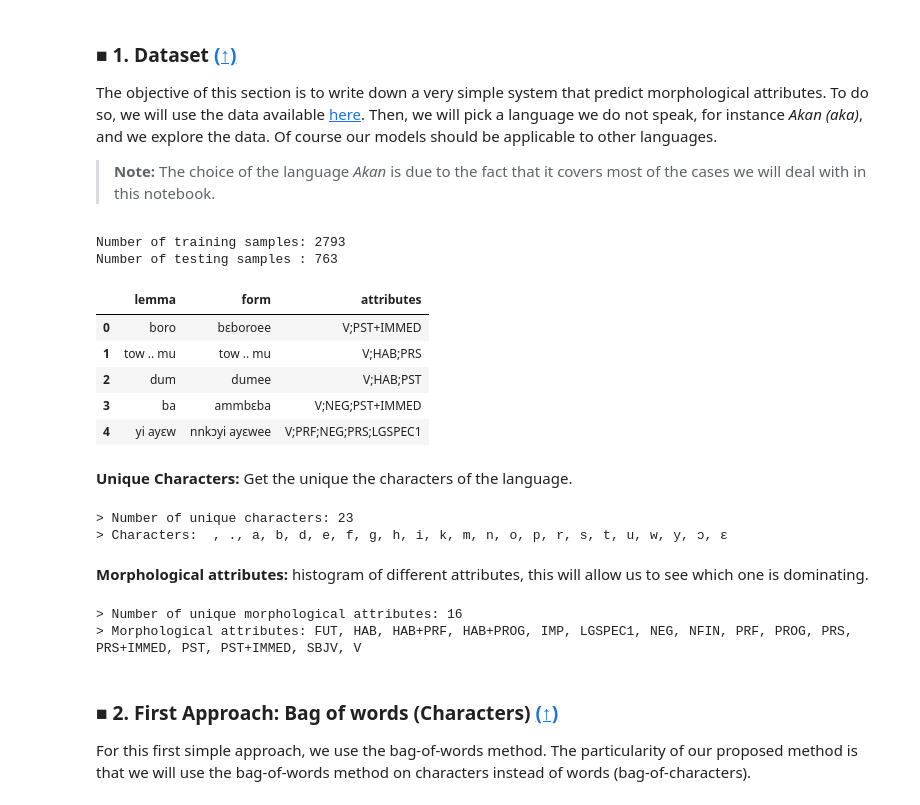
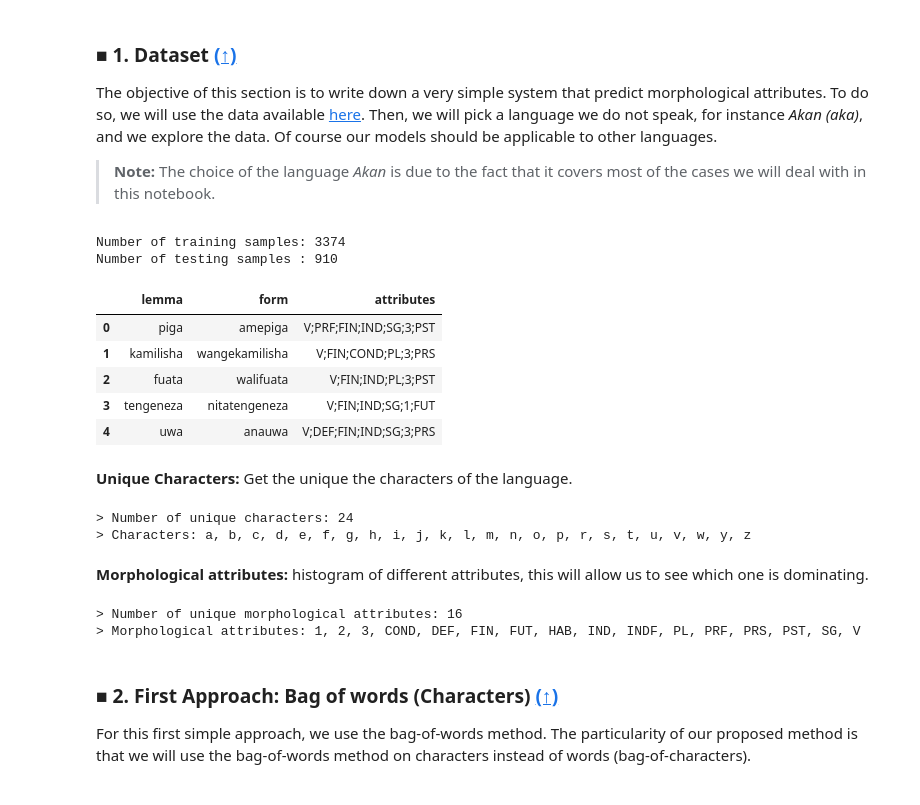
Before and after one commit to o-ikne/task0-data-project, a Jupyter notebook: notebook_non-neural-version.ipynb, the cells around one changed output. Drawn from its saved outputs; the diff is of its cells as text; code cells hidden in the pictures.

```diff
--- a/notebook_non-neural-version.ipynb
+++ b/notebook_non-neural-version.ipynb
@@ -59,30 +66,30 @@ The objective of this section is to write down a very simple system that predict
 >**Note:**  The choice of the language *Akan* is due to the fact that it covers most of the cases we will deal with in this notebook.
 # %%
 ## file path
-train_file = 'data/DEVELOPMENT-LANGUAGES/niger-congo/aka.trn'
-test_file = 'data/GOLD-TEST/aka.tst'
+train_file = 'data/DEVELOPMENT-LANGUAGES/niger-congo/swa.trn'
+test_file = 'data/GOLD-TEST/swa.tst'
 
 ## dataframe
 df_train = read_file(train_file)
 df_test = read_file(test_file)
 
 ## number of training & testing samples
 n_train = df_train.shape[0]
 n_test = df_test.shape[0]
 print(f'Number of training samples: {n_train}')
 print(f'Number of testing samples : {n_test}')
 
 ## dispaly some samples
 df_train.head()
 # %% [output]
-Number of training samples: 2793
-Number of testing samples : 763
+Number of training samples: 3374
+Number of testing samples : 910
 |  | lemma | form | attributes |
-| 0 | boro | bɛboroee | V;PST+IMMED |
-| 1 | tow .. mu | tow .. mu | V;HAB;PRS |
-| 2 | dum | dumee | V;HAB;PST |
-| 3 | ba | ammbɛba | V;NEG;PST+IMMED |
-| 4 | yi ayɛw | nnkɔyi ayɛwee | V;PRF;NEG;PRS;LGSPEC1 |
+| 0 | piga | amepiga | V;PRF;FIN;IND;SG;3;PST |
+| 1 | kamilisha | wangekamilisha | V;FIN;COND;PL;3;PRS |
+| 2 | fuata | walifuata | V;FIN;IND;PL;3;PST |
+| 3 | tengeneza | nitatengeneza | V;FIN;IND;SG;1;FUT |
+| 4 | uwa | anauwa | V;DEF;FIN;IND;SG;3;PRS |
 # %% [markdown]
 **Unique Characters:** Get the unique the characters of the language.
 # %%
@@ -95,8 +102,8 @@ n_chars = len(unique_chars)
 
 print(f"> Number of unique characters: {n_chars}\n> Characters: {', '.join(unique_chars)}")
 # %% [output]
-> Number of unique characters: 23
-> Characters:  , ., a, b, d, e, f, g, h, i, k, m, n, o, p, r, s, t, u, w, y, ɔ, ɛ
+> Number of unique characters: 24
+> Characters: a, b, c, d, e, f, g, h, i, j, k, l, m, n, o, p, r, s, t, u, v, w, y, z
 # %% [markdown]
 **Morphological attributes:** histogram of different attributes, this will allow us to see which one is dominating.
 # %%
@@ -109,7 +116,7 @@ n_attrs = len(unique_attrs)
 print(f"> Number of unique morphological attributes: {n_attrs}\n> Morphological attributes: {', '.join(unique_attrs)}")
 # %% [output]
 > Number of unique morphological attributes: 16
-> Morphological attributes: FUT, HAB, HAB+PRF, HAB+PROG, IMP, LGSPEC1, NEG, NFIN, PRF, PROG, PRS, PRS+IMMED, PST, PST+IMMED, SBJV, V
+> Morphological attributes: 1, 2, 3, COND, DEF, FIN, FUT, HAB, IND, INDF, PL, PRF, PRS, PST, SG, V
 # %% [markdown]
 ### ■ **<a name="section2">2. First Approach: Bag of words (Characters)</a>** [(&#8593;)](#content)
 For this first simple approach, we use the bag-of-words method.
```
Also changed, not shown: parts of 30 cells of this notebook, 1 other file.
